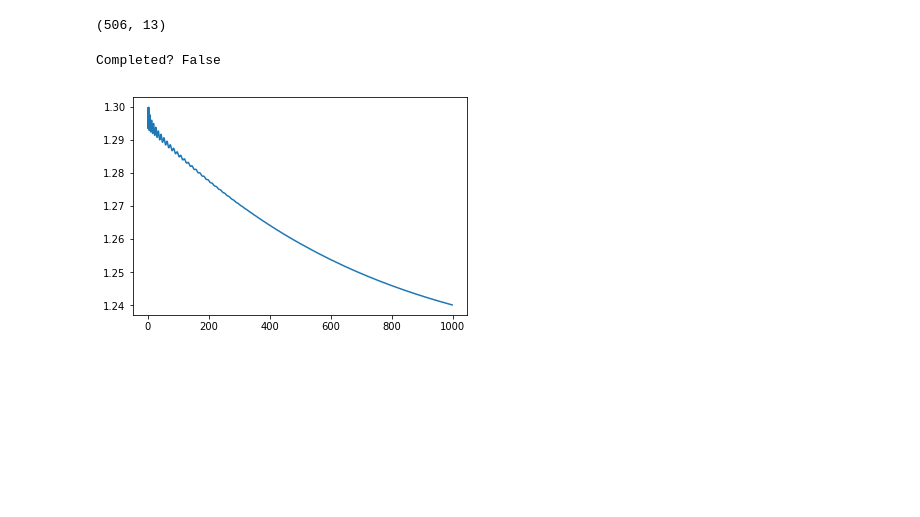
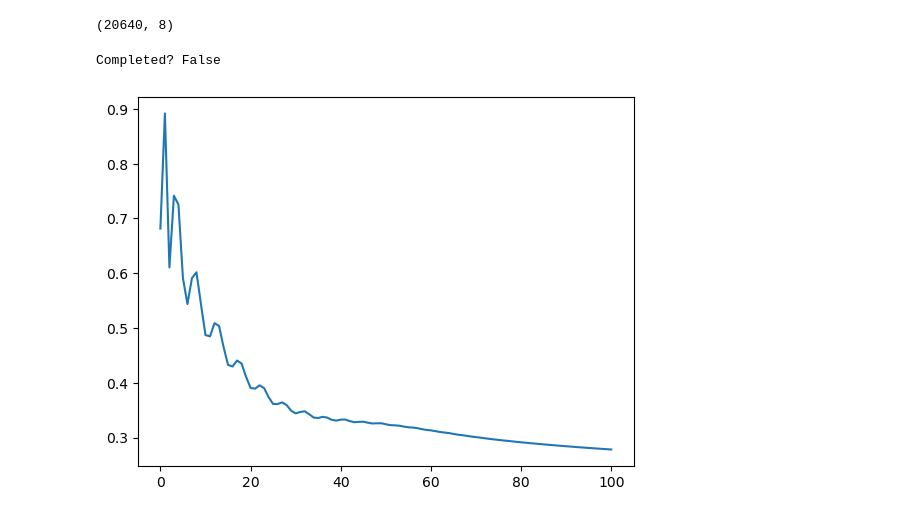
Before and after one commit to intellimath/mlgrad, a Jupyter notebook: examples/test_nn_boston.ipynb, the cells around one changed output. Cells and saved outputs as stored; diff of their text form; code cells hidden in the pictures; blank space fills up the shorter version.

```diff
--- a/examples/test_nn_boston.ipynb
+++ b/examples/test_nn_boston.ipynb
@@ -16,9 +17,12 @@ from sklearn.preprocessing import MinMaxScaler
 
 import matplotlib.pyplot as plt
 # %%
-X, Y = load_boston(True)
+from sklearn.datasets import fetch_california_housing
+housing = fetch_california_housing()
+X = np.ascontiguousarray(housing["data"])
+Y = np.ascontiguousarray(housing["target"])
 print(X.shape)
 scaler = MinMaxScaler()
 Xt = scaler.fit_transform(X)
 # %% [output]
-(506, 13)
+(20640, 8)
@@ -40,18 +29,16 @@ def sigma_neuron_layer(n_input, n):
 # %%
-def create_nn(n_hidden):
+def create_nn(n_hidden, L=1.0):
     n_input = X.shape[1]
-    layer1 = sigma_neuron_layer2(n_input, n_hidden)
-    #layer1 = sigma_neuron_layer(n_input, n_hidden)
+    body = models.FFNetworkModel()
+    body.add(models.LinearLayer(n_input, n_hidden))
+    body.add(models.ScaleLayer(funcs.Sigmoidal(L), n_hidden))
+    head = models.LinearModel(body.n_output)
+    ffnn = models.FFNetworkFuncModel(head, body)
 
-    body = model.FFNetworkModel()
-    body.add(layer1)
-
-    head = model.LinearModel(n_hidden)
-    ffnn = model.FFNetworkFuncModel(head, body)
     ffnn.allocate()
     return ffnn
 # %%
-n_hidden = 20
+n_hidden = 100
 # %%
 ffnn1 = create_nn(n_hidden)
 ffnn1.param[:] = np.random.random(size=ffnn1.n_param)
@@ -69,12 +51,12 @@ ffnn4.param[:] = np.random.random(size=ffnn4.n_param)
 # %%
-loss_func = loss.ErrorLoss(func.Square())
+loss_func = loss.ErrorLoss(funcs.Square())
 er = erisk(Xt, Y, ffnn1, loss_func)
-_fg = erm_fg(er, h=0.005, tol=1.0e-8, n_iter=1000)
+_fg = erm_fg(er, h=0.01, tol=1.0e-6, n_iter=100)
 print("Completed?", _fg.completed)
 
 plt.plot(_fg.lvals)
 plt.show()
 # %% [output]
 Completed? False
-[figure, old version]
+[figure, new version]
 # %%
```
Also changed, not shown: parts of 8 cells of this notebook, 24 other files.
